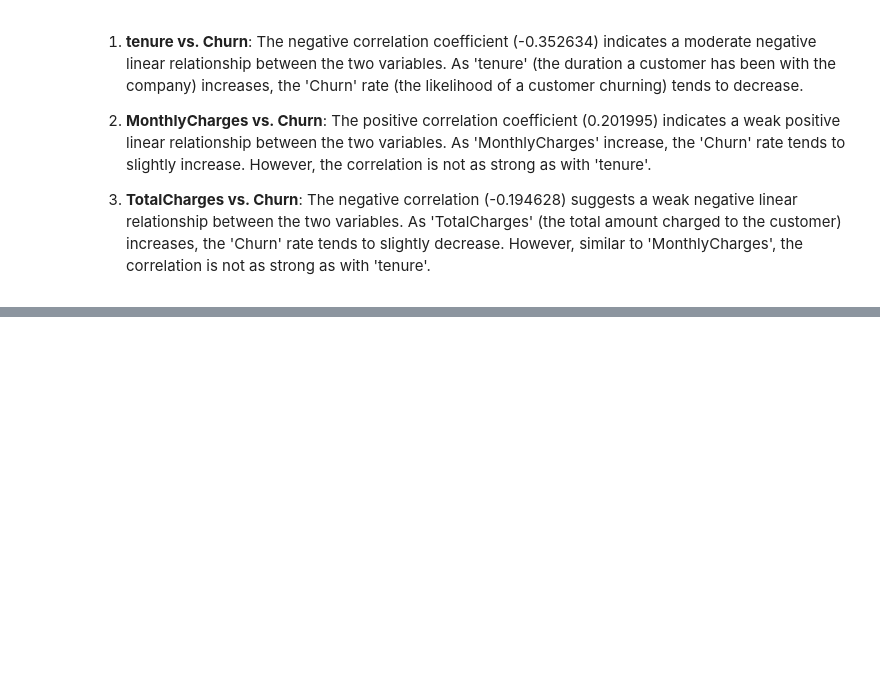
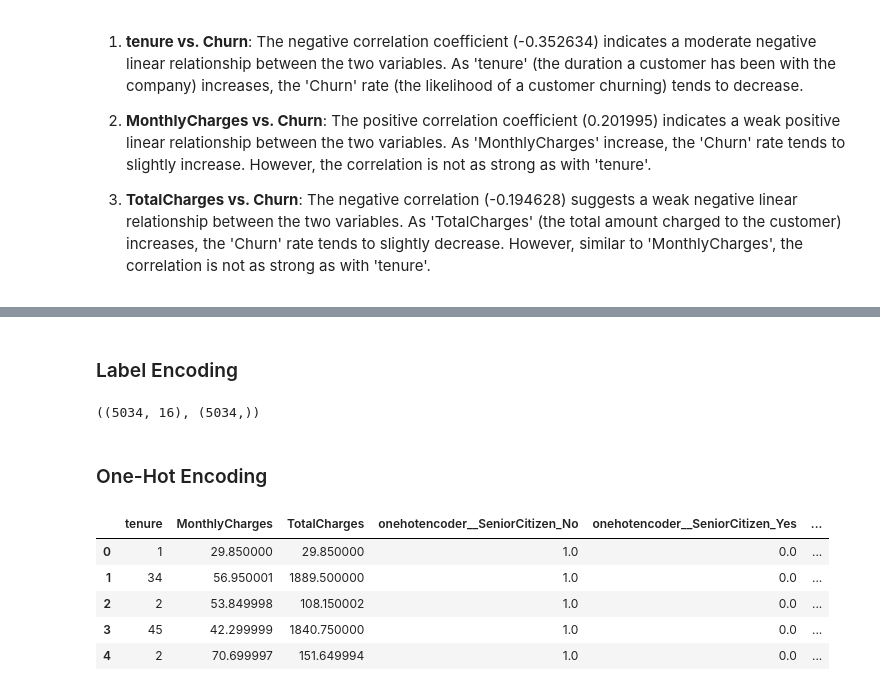
Before and after one commit to OAtulA/customer-churn-prediction, a Jupyter notebook: Project_notebook.ipynb, the cells around one changed output, grey strips where cells are left out. Drawn from its saved outputs; the diff is of its cells as text; code cells hidden in the pictures; blank space fills up the shorter version.

```diff
--- a/Project_notebook.ipynb
+++ b/Project_notebook.ipynb
@@ -1120,0 +1210,4 @@ plt.show()
+# %%
+# drop columns
+
+Data_All.drop(columns=['gender','PhoneService', 'MultipleLines'], inplace=True)
@@ -1120,0 +1221,2 @@ plt.show()
+# %% [markdown]
+### Label Encoding
@@ -1120,0 +1229,42 @@ plt.show()
+# %%
+(X.shape, y.shape)
+# %% [output]
+((5034, 16), (5034,))
+# %% [markdown]
+### One-Hot Encoding
+# %%
+# One hot encoding for categorical columns
+
+categorical_columns = ['SeniorCitizen', 'Partner', 'Dependents',
+                       'InternetService', 'OnlineSecurity', 'OnlineBackup', 'DeviceProtection',
+                       'TechSupport', 'StreamingTV', 'StreamingMovies', 'Contract',
+                       'PaperlessBilling', 'PaymentMethod']
+
+# Create column transformer instance
+
+transformer = make_column_transformer(
+    (OneHotEncoder(sparse=False), categorical_columns)
+)
+
+transformed_data = transformer.fit_transform(X[categorical_columns])
+
+# Transformating back to a dataframe
+transformed_df = pd.DataFrame(transformed_data, columns=transformer.get_feature_names_out())
+
+# One-hot encoding removed an index. Let's put it back
+transformed_df.index = X.index
+
+# Joining tables
+encoded_df = pd.concat([X, transformed_df], axis=1)
+
+# Dropping old categorical columns
+encoded_df.drop(categorical_columns, axis=1, inplace=True)
+# %%
+encoded_df.head()
+# %% [output]
+|  | tenure | MonthlyCharges | TotalCharges | onehotencoder__SeniorCitizen_No | onehotencoder__SeniorCitizen_Yes | ... |
+| 0 | 1 | 29.850000 | 29.850000 | 1.0 | 0.0 | ... |
+| 1 | 34 | 56.950001 | 1889.500000 | 1.0 | 0.0 | ... |
+| 2 | 2 | 53.849998 | 108.150002 | 1.0 | 0.0 | ... |
+| 3 | 45 | 42.299999 | 1840.750000 | 1.0 | 0.0 | ... |
+| 4 | 2 | 70.699997 | 151.649994 | 1.0 | 0.0 | ... |
```
Also changed, not shown: parts of 38 cells of this notebook, 1 other file.
